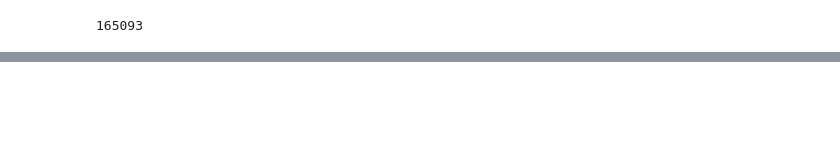
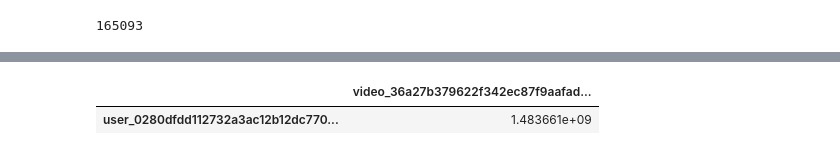
Before and after one commit to clydemendonca/GreyAtomCapstone, a Jupyter notebook: ModelBuilding.ipynb, the cells around one changed output, grey strips where cells are left out. Saved outputs shown, nothing was run; the diff lists cells and outputs as text; code cells hidden in the pictures; blank space fills up the shorter version.

```diff
--- a/ModelBuilding.ipynb
+++ b/ModelBuilding.ipynb
@@ -104,3 +138,8 @@ user_video_df.head()
+# %%
+user_video_df[:1][['video_36a27b379622f342ec87f9aafadb8f94']]
+# %% [output]
+|  | video_36a27b379622f342ec87f9aafad... |
+| user_0280dfdd112732a3ac12b12dc770... | 1.483661e+09 |
 # %%
 user_video_df = user_video_df.replace(np.nan, 0)
 # %%
```
Also changed, not shown: parts of 15 cells of this notebook.
